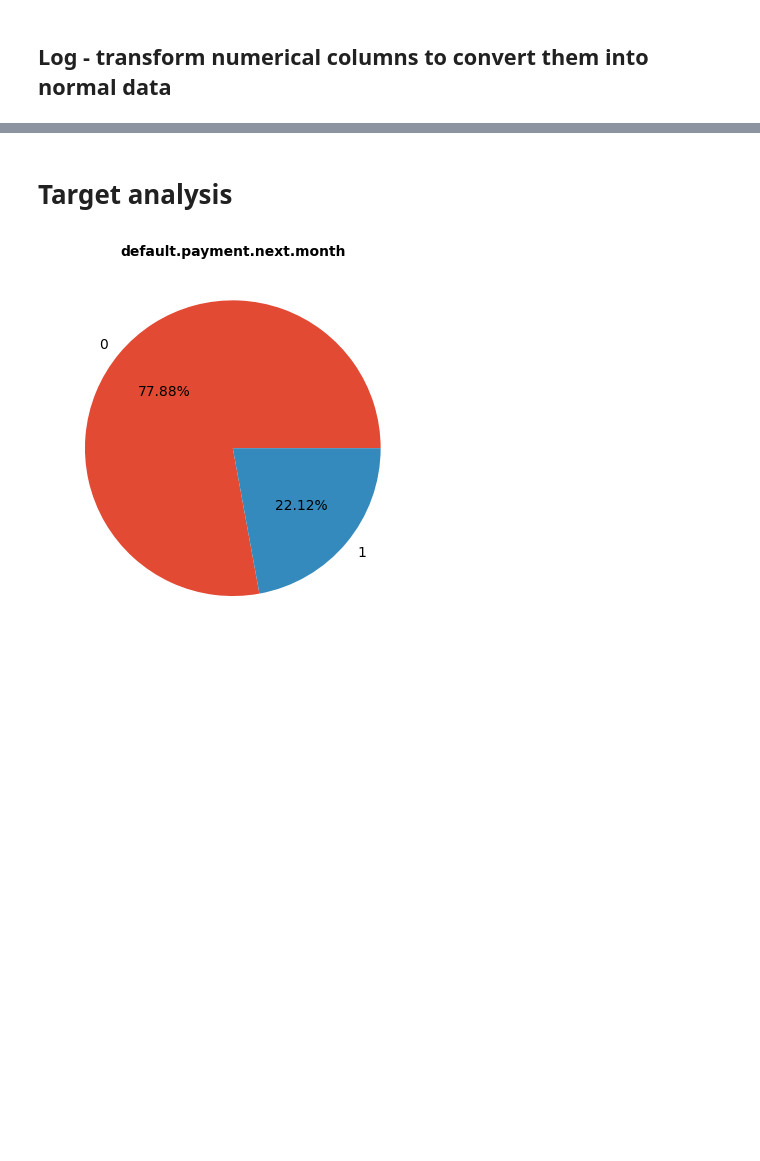
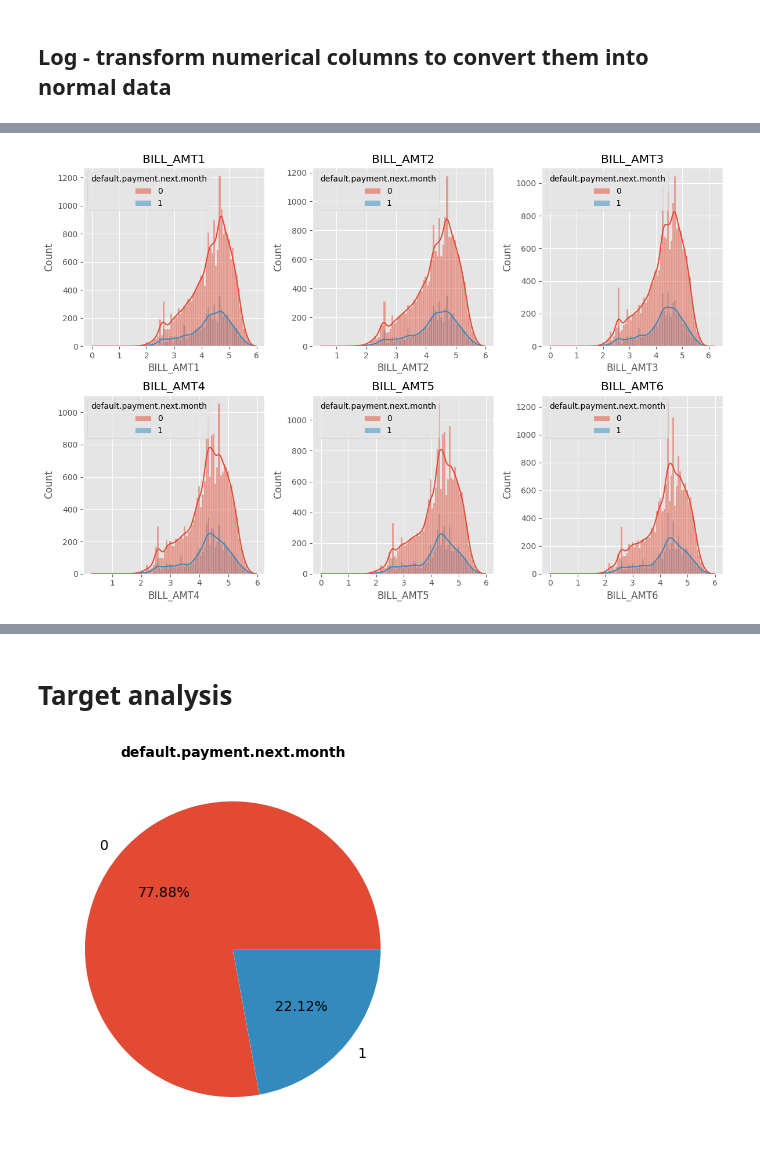
Before and after one commit to Captain-Dawn/CreditCardFraud1, a Jupyter notebook: research/EDA.ipynb, the cells around one changed output, grey strips where cells are left out. Cells and saved outputs as stored; diff of their text form; code cells hidden in the pictures; blank space fills up the shorter version.

```diff
--- a/research/EDA.ipynb
+++ b/research/EDA.ipynb
@@ -335,0 +358,14 @@ for i in df.columns:
+# %%
+def draw_sns_histograms_log(df, variables, n_rows, n_cols):
+    fig=plt.figure(figsize=(12,8))
+    for i, var_name in enumerate(variables):
+        ax=fig.add_subplot(n_rows,n_cols,i+1)
+        x = np.log10(df[var_name])
+        sns.histplot(data=df , x = x , hue= "default.payment.next.month",kde=True,ax=ax )
+        ax.set_title(var_name)
+    fig.tight_layout()  # Improves appearance a bit.
+    plt.show()
+# %%
+draw_sns_histograms_log(df,bills.columns,2,3)
+# %% [output]
+[figure, added]
```
Also changed, not shown: parts of 16 cells of this notebook.
